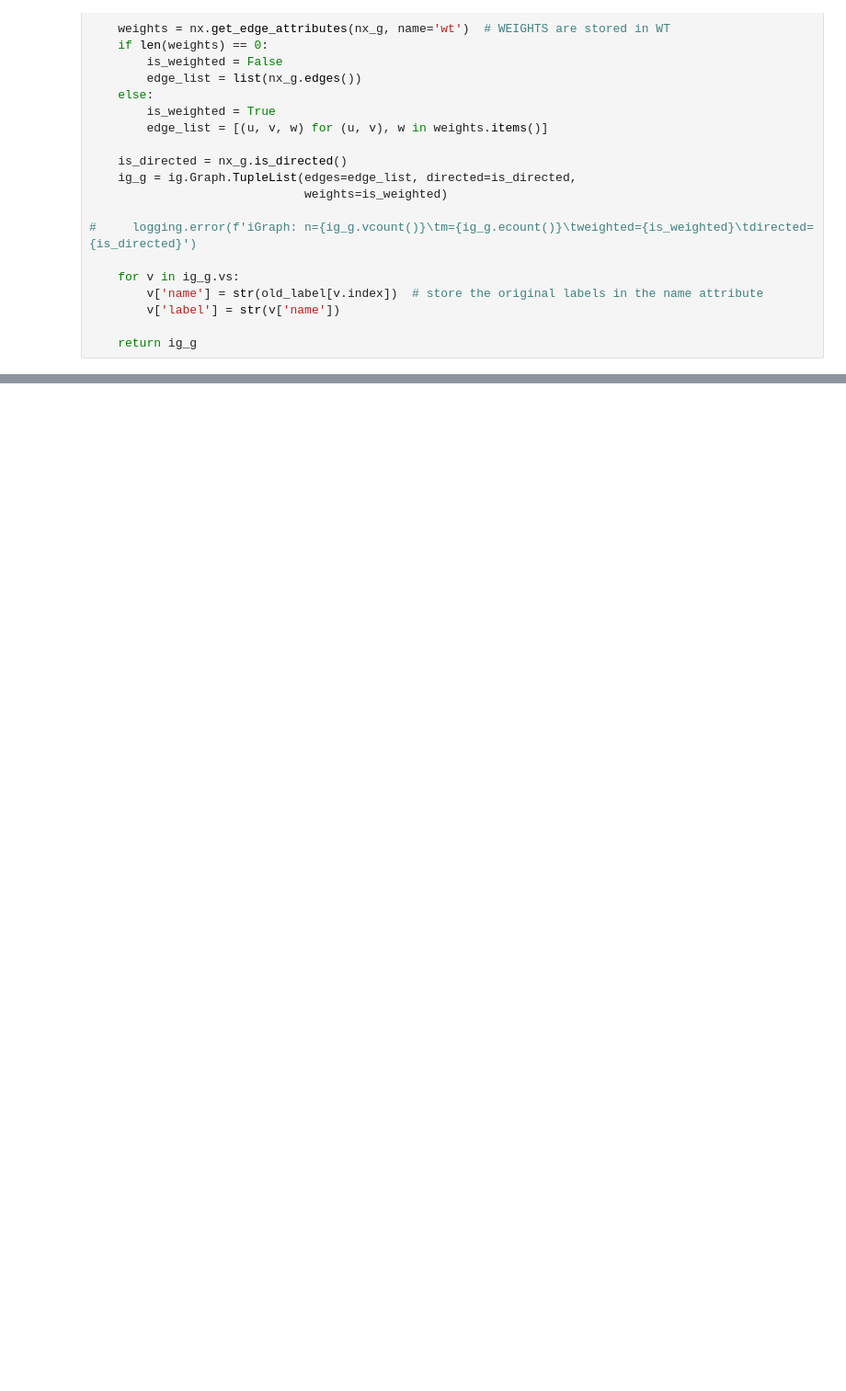
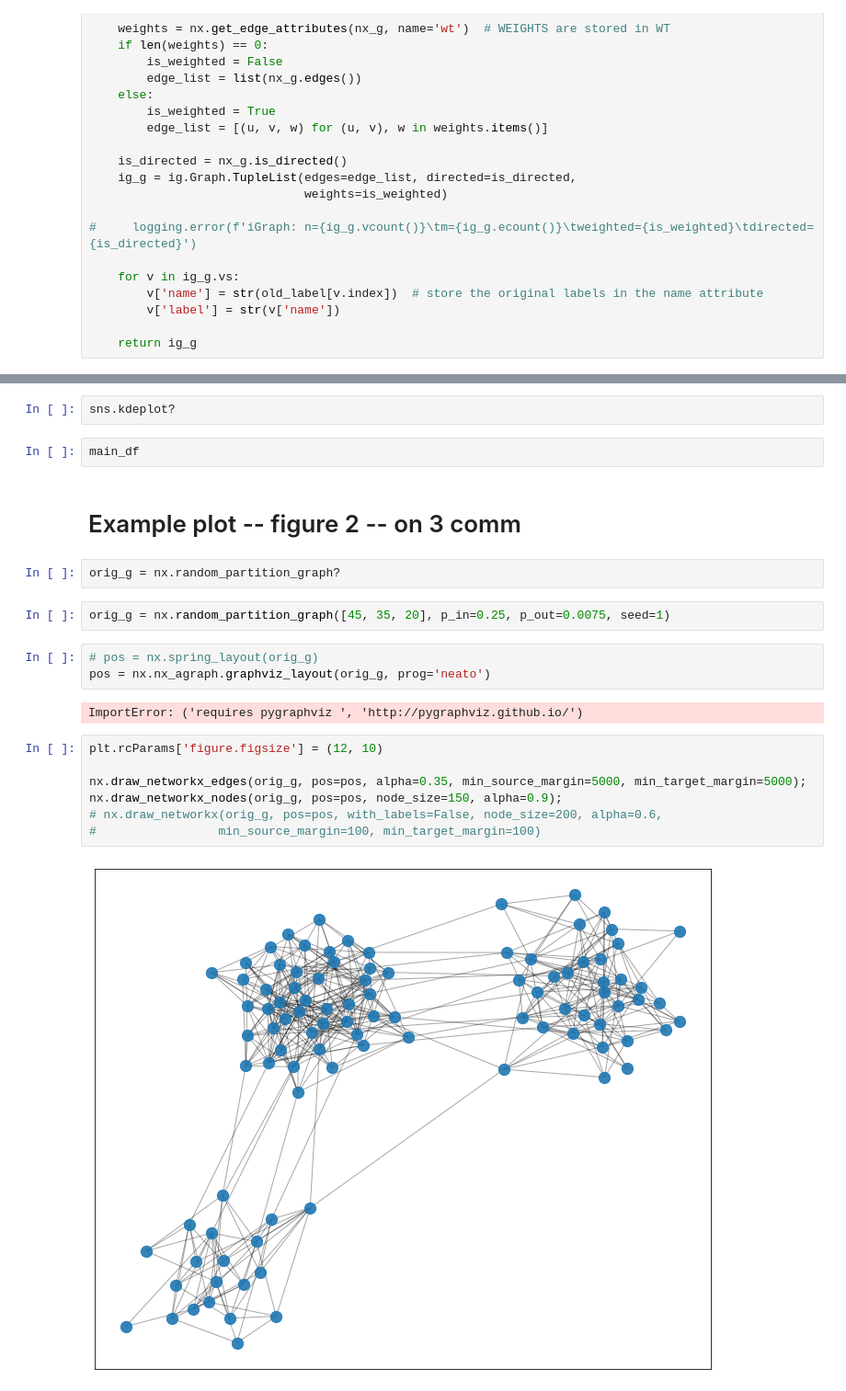
Before and after one commit to satyakisikdar/infinity-mirror, a Jupyter notebook: analysis/new-plots.ipynb, the cells around one changed output, grey strips where cells are left out. Shown at 92% size. Cells and saved outputs as stored; diff of their text form; blank space fills up the shorter version.

```diff
--- a/analysis/new-plots.ipynb
+++ b/analysis/new-plots.ipynb
@@ -89,0 +131,24 @@ ig_g.average_path_length()
+# %%
+sns.kdeplot?
+# %%
+main_df
+# %% [markdown]
+# Example plot -- figure 2 -- on 3 comm
+# %%
+orig_g = nx.random_partition_graph?
+# %%
+orig_g = nx.random_partition_graph([45, 35, 20], p_in=0.25, p_out=0.0075, seed=1)
+# %%
+# pos = nx.spring_layout(orig_g)
+pos = nx.nx_agraph.graphviz_layout(orig_g, prog='neato')
+# %% [output]
+ImportError: ('requires pygraphviz ', 'http://pygraphviz.github.io/')
+# %%
+plt.rcParams['figure.figsize'] = (12, 10)
+
+nx.draw_networkx_edges(orig_g, pos=pos, alpha=0.35, min_source_margin=5000, min_target_margin=5000);
+nx.draw_networkx_nodes(orig_g, pos=pos, node_size=150, alpha=0.9);
+# nx.draw_networkx(orig_g, pos=pos, with_labels=False, node_size=200, alpha=0.6,
+#                 min_source_margin=100, min_target_margin=100)
+# %% [output]
+[figure, added]
```
Also changed, not shown: parts of 26 cells of this notebook.
